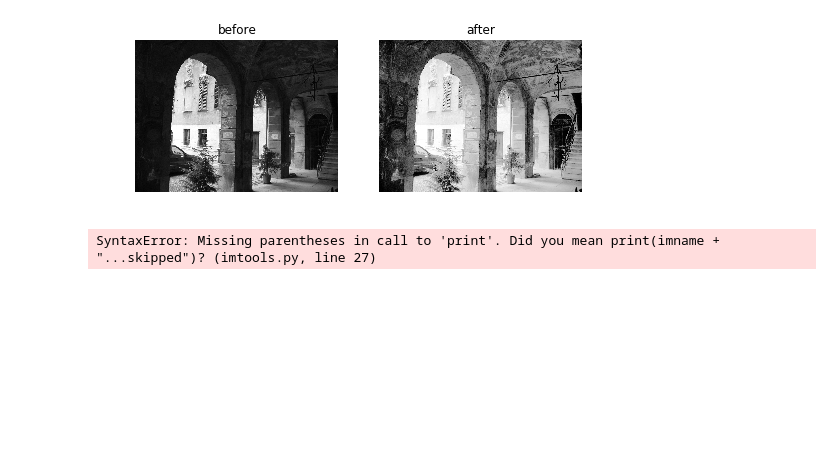
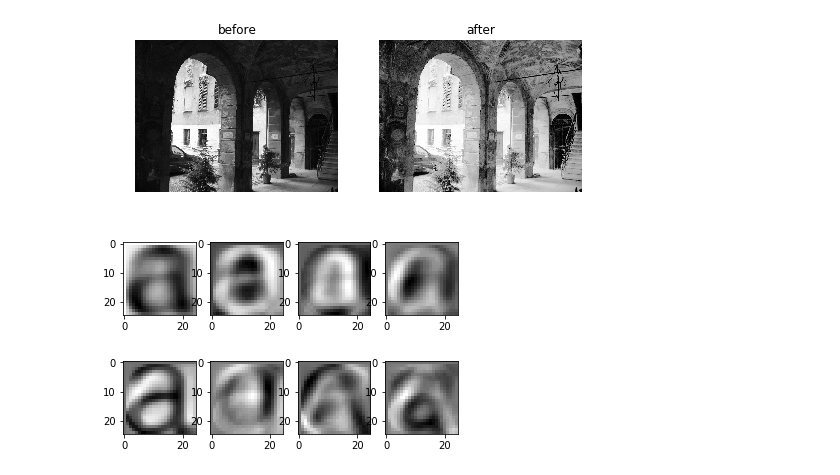
Before and after one commit to mrkazawa/cv_python, a Jupyter notebook: chapters/chapter_1.3.ipynb, the cells around one changed output. Cells and saved outputs as stored; diff of their text form; code cells hidden in the pictures; blank space fills up the shorter version.

Commit message:
fix bug python2 imtools to python3

```diff
--- a/chapters/chapter_1.3.ipynb
+++ b/chapters/chapter_1.3.ipynb
@@ -136,30 +136,30 @@ def compute_average(imlist):
 # %%
 #Principal Component Analysis (PCA) of images
 from PIL import Image
 from pylab import *
 from numpy import *
 from PCV.tools import imtools, pca
 
 # Get list of images and their size
-imlist = imtools.get_imlist('./resources/fontimages/a_thumbs/') # fontimages.zip is part of the book data set
+imlist = imtools.get_imlist('./resources/a_thumbs/') # fontimages.zip is part of the book data set
 im = array(Image.open(imlist[0])) # open one image to get the size
 m,n = im.shape[:2]
 
 # Create matrix to store all flattened images
 immatrix = array([array(Image.open(imname)).flatten() for imname in imlist],'f')
 
 # Perform PCA
 V,S,immean = pca.pca(immatrix)
 
 # Show the images (mean and 7 first modes)
 # This gives figure 1-8 (p15) in the book.
 figure()
 gray()
 subplot(2,4,1)
 imshow(immean.reshape(m,n))
 for i in range(7):
     subplot(2,4,i+2)
     imshow(V[i].reshape(m,n))
 show()
 # %% [output]
-SyntaxError: Missing parentheses in call to 'print'. Did you mean print(imname + "...skipped")? (imtools.py, line 27)
+[figure, added]
```
